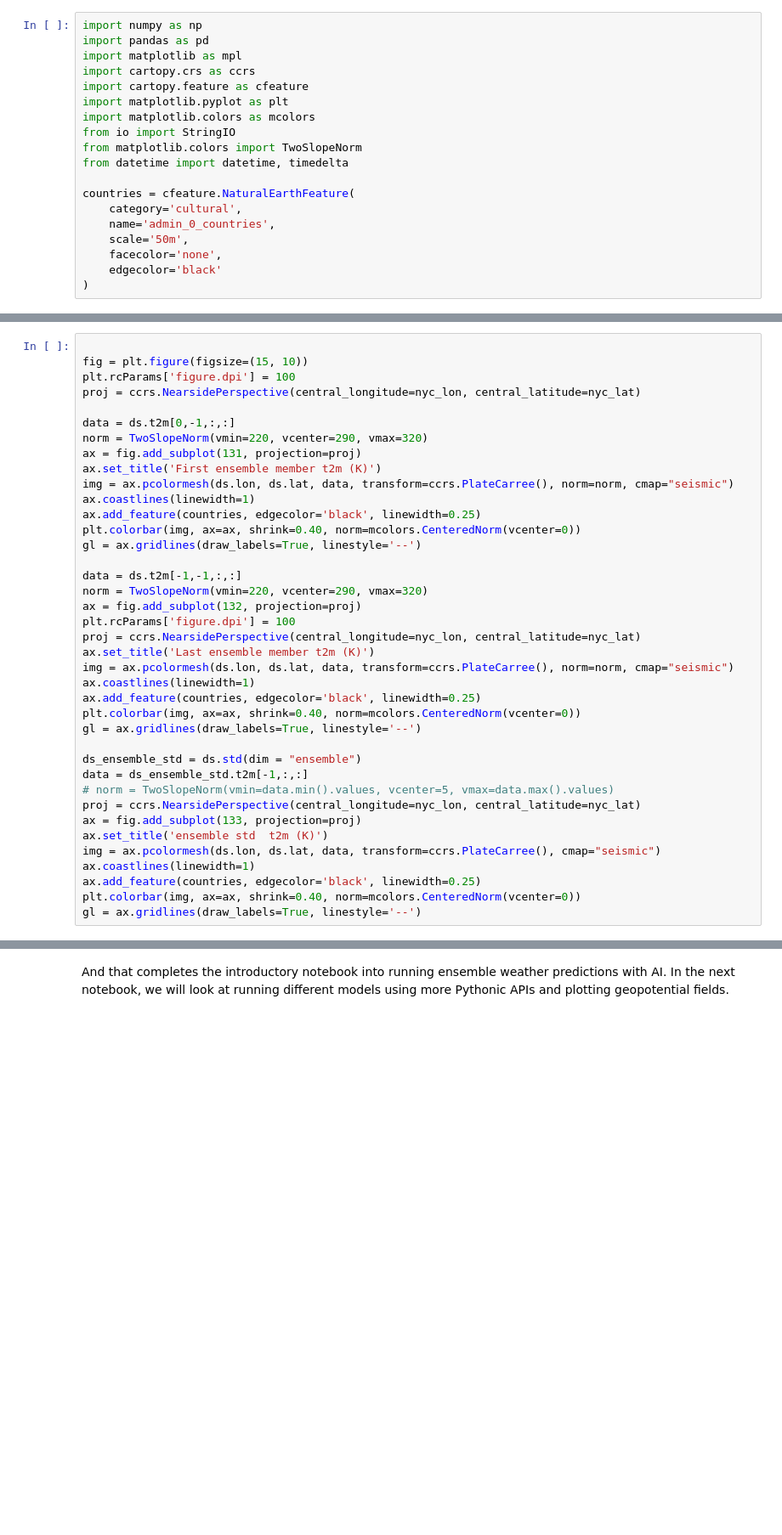
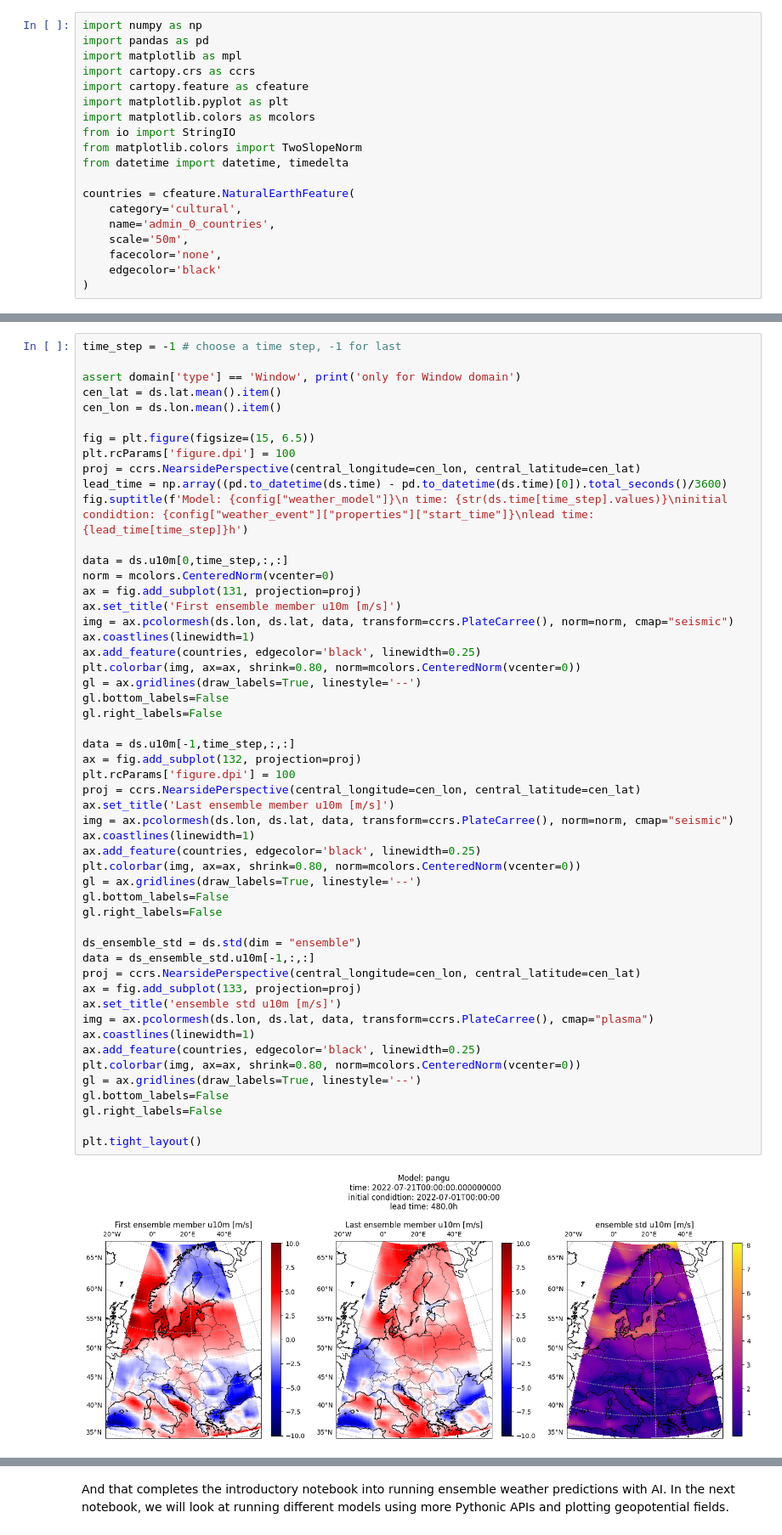
Before and after one commit to MarsuPila/earth2mip, a Jupyter notebook: examples/notebooks/04_nov_dem.ipynb, the cells around one changed output, grey strips where cells are left out. Shown at 85% size. Saved outputs shown, nothing was run; the diff lists cells and outputs as text; blank space fills up the shorter version.

```diff
--- a/examples/notebooks/04_nov_dem.ipynb
+++ b/examples/notebooks/04_nov_dem.ipynb
@@ -243,39 +346,54 @@ Next, lets plot some fields of surface temperature. Since we have an ensemble of
 # %%
+time_step = -1 # choose a time step, -1 for last
 
-fig = plt.figure(figsize=(15, 10))
+assert domain['type'] == 'Window', print('only for Window domain')
+cen_lat = ds.lat.mean().item()
+cen_lon = ds.lon.mean().item()
+
+fig = plt.figure(figsize=(15, 6.5))
 plt.rcParams['figure.dpi'] = 100
-proj = ccrs.NearsidePerspective(central_longitude=nyc_lon, central_latitude=nyc_lat)
+proj = ccrs.NearsidePerspective(central_longitude=cen_lon, central_latitude=cen_lat)
+lead_time = np.array((pd.to_datetime(ds.time) - pd.to_datetime(ds.time)[0]).total_seconds()/3600)
+fig.suptitle(f'Model: {config["weather_model"]}\n time: {str(ds.time[time_step].values)}\ninitial condidtion: {config["weather_event"]["properties"]["start_time"]}\nlead time: {lead_time[time_step]}h')
 
-data = ds.t2m[0,-1,:,:]
-norm = TwoSlopeNorm(vmin=220, vcenter=290, vmax=320)
+data = ds.u10m[0,time_step,:,:]
+norm = mcolors.CenteredNorm(vcenter=0)
 ax = fig.add_subplot(131, projection=proj)
-ax.set_title('First ensemble member t2m (K)')
+ax.set_title('First ensemble member u10m [m/s]')
 img = ax.pcolormesh(ds.lon, ds.lat, data, transform=ccrs.PlateCarree(), norm=norm, cmap="seismic")
 ax.coastlines(linewidth=1)
 ax.add_feature(countries, edgecolor='black', linewidth=0.25)
-plt.colorbar(img, ax=ax, shrink=0.40, norm=mcolors.CenteredNorm(vcenter=0))
+plt.colorbar(img, ax=ax, shrink=0.80, norm=mcolors.CenteredNorm(vcenter=0))
 gl = ax.gridlines(draw_labels=True, linestyle='--')
+gl.bottom_labels=False
+gl.right_labels=False
 
-data = ds.t2m[-1,-1,:,:]
-norm = TwoSlopeNorm(vmin=220, vcenter=290, vmax=320)
+data = ds.u10m[-1,time_step,:,:]
 ax = fig.add_subplot(132, projection=proj)
 plt.rcParams['figure.dpi'] = 100
-proj = ccrs.NearsidePerspective(central_longitude=nyc_lon, central_latitude=nyc_lat)
-ax.set_title('Last ensemble member t2m (K)')
+proj = ccrs.NearsidePerspective(central_longitude=cen_lon, central_latitude=cen_lat)
+ax.set_title('Last ensemble member u10m [m/s]')
 img = ax.pcolormesh(ds.lon, ds.lat, data, transform=ccrs.PlateCarree(), norm=norm, cmap="seismic")
 ax.coastlines(linewidth=1)
 ax.add_feature(countries, edgecolor='black', linewidth=0.25)
-plt.colorbar(img, ax=ax, shrink=0.40, norm=mcolors.CenteredNorm(vcenter=0))
+plt.colorbar(img, ax=ax, shrink=0.80, norm=mcolors.CenteredNorm(vcenter=0))
 gl = ax.gridlines(draw_labels=True, linestyle='--')
+gl.bottom_labels=False
+gl.right_labels=False
 
 ds_ensemble_std = ds.std(dim = "ensemble")
-data = ds_ensemble_std.t2m[-1,:,:]
-# norm = TwoSlopeNorm(vmin=data.min().values, vcenter=5, vmax=data.max().values)
-proj = ccrs.NearsidePerspective(central_longitude=nyc_lon, central_latitude=nyc_lat)
+data = ds_ensemble_std.u10m[-1,:,:]
+proj = ccrs.NearsidePerspective(central_longitude=cen_lon, central_latitude=cen_lat)
 ax = fig.add_subplot(133, projection=proj)
-ax.set_title('ensemble std  t2m (K)')
-img = ax.pcolormesh(ds.lon, ds.lat, data, transform=ccrs.PlateCarree(), cmap="seismic")
+ax.set_title('ensemble std u10m [m/s]')
+img = ax.pcolormesh(ds.lon, ds.lat, data, transform=ccrs.PlateCarree(), cmap="plasma")
 ax.coastlines(linewidth=1)
 ax.add_feature(countries, edgecolor='black', linewidth=0.25)
-plt.colorbar(img, ax=ax, shrink=0.40, norm=mcolors.CenteredNorm(vcenter=0))
+plt.colorbar(img, ax=ax, shrink=0.80, norm=mcolors.CenteredNorm(vcenter=0))
 gl = ax.gridlines(draw_labels=True, linestyle='--')
+gl.bottom_labels=False
+gl.right_labels=False
+
+plt.tight_layout()
+# %% [output]
+[figure, added]
```
Also changed, not shown: parts of 21 cells of this notebook, 2 other files.
